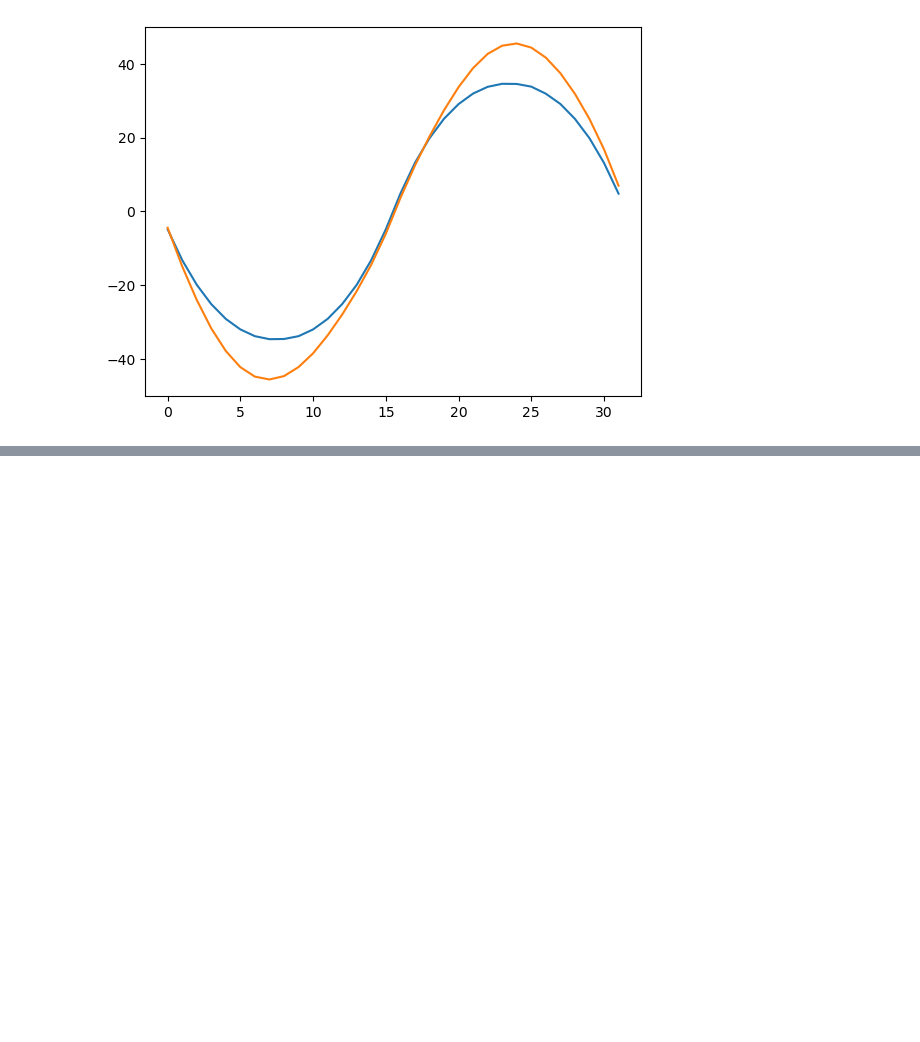
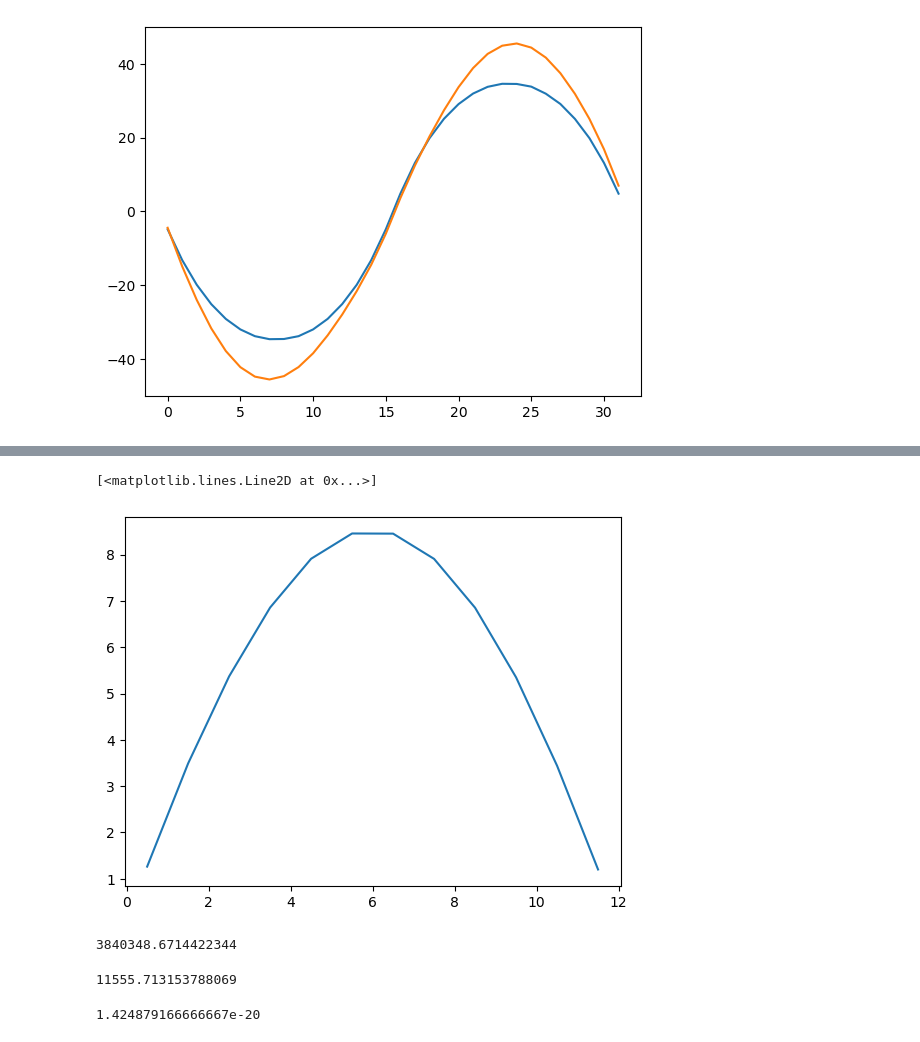
Before and after one commit to BrieucB/UQ_DPD, a Jupyter notebook: checkup.ipynb, the cells around one changed output, grey strips where cells are left out. Drawn from its saved outputs; the diff is of its cells as text; code cells hidden in the pictures; blank space fills up the shorter version.

```diff
--- a/checkup.ipynb
+++ b/checkup.ipynb
@@ -23,0 +94,12 @@ plt.plot(np.mean(f1['velocities'][:,:,:,0], axis=(0,2)))
+# %%
+L=12
+xmin=0.5
+xmax=L-0.5
+x=np.linspace(xmin, xmax, L)
+df = pd.read_csv('model/velo_prof.csv', sep=' ', names = ['a', 'gamma', 'Ti','eta']+list(x))
+# %%
+#plt.plot(x, y0)
+plt.plot(x, df[x].values[0])
+# %% [output]
+[<matplotlib.lines.Line2D at 0x...>]
+[figure, added]
@@ -23,0 +121,12 @@ plt.plot(np.mean(f1['velocities'][:,:,:,0], axis=(0,2)))
+# %%
+1/(ul**2/ut)
+# %% [output]
+3840348.6714422344
+# %%
+1/u_eta
+# %% [output]
+11555.713153788069
+# %%
+um
+# %% [output]
+1.424879166666667e-20
```
Also changed, not shown: parts of 12 cells of this notebook, 7 other files.
